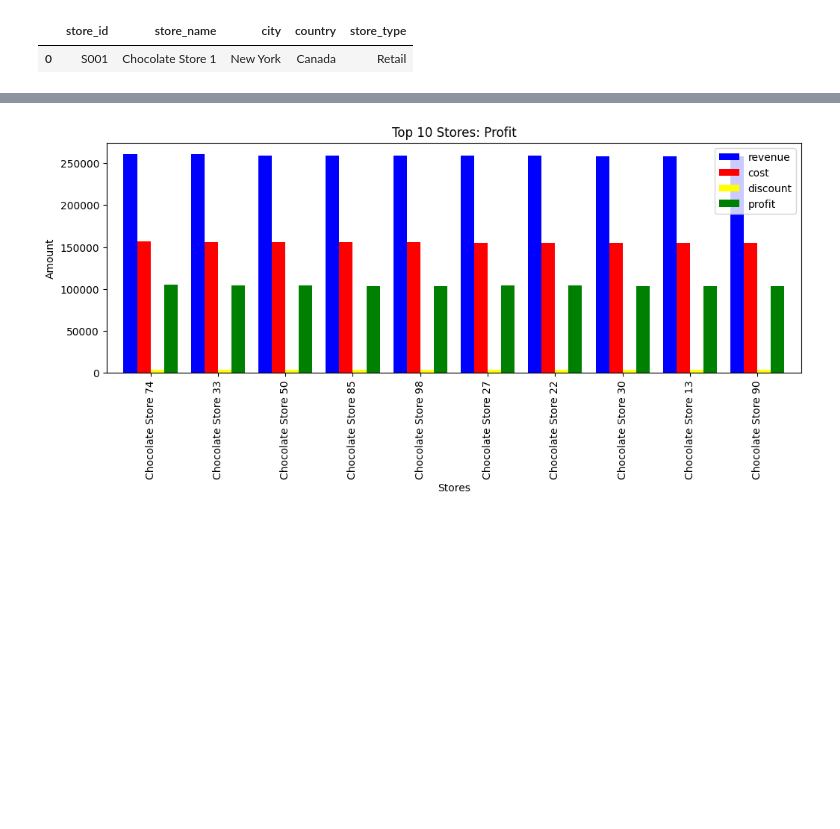
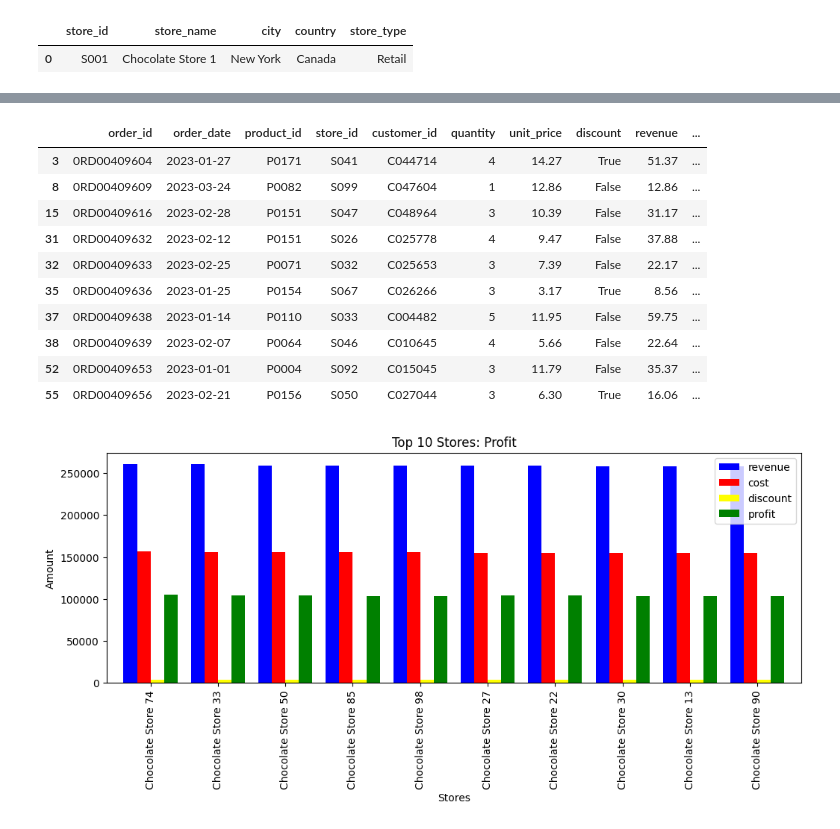
Before and after one commit to GeorgeFrezerMakina/Data-Analysis-Portifolio, a Jupyter notebook: chocolate-sales-analysis/chocolate-sales-analysis.ipynb, the cells around one changed output, grey strips where cells are left out. Drawn from its saved outputs; the diff is of its cells as text; code cells hidden in the pictures; blank space fills up the shorter version.

```diff
--- a/chocolate-sales-analysis/chocolate-sales-analysis.ipynb
+++ b/chocolate-sales-analysis/chocolate-sales-analysis.ipynb
@@ -271,3 +380,19 @@ sales_stores_df = conn.execute(
+# %%
+sales_stores_df.head(1)
+date = sales_stores_df["order_date"].between("2023-01-01", "2023-03-31")
+sales_stores_df[date].head(10)
+# %% [output]
+|  | order_id | order_date | product_id | store_id | customer_id | quantity | unit_price | discount | revenue | ... |
+| 3 | 0RD00409604 | 2023-01-27 | P0171 | S041 | C044714 | 4 | 14.27 | True | 51.37 | ... |
+| 8 | 0RD00409609 | 2023-03-24 | P0082 | S099 | C047604 | 1 | 12.86 | False | 12.86 | ... |
+| 15 | 0RD00409616 | 2023-02-28 | P0151 | S047 | C048964 | 3 | 10.39 | False | 31.17 | ... |
+| 31 | 0RD00409632 | 2023-02-12 | P0151 | S026 | C025778 | 4 | 9.47 | False | 37.88 | ... |
+| 32 | 0RD00409633 | 2023-02-25 | P0071 | S032 | C025653 | 3 | 7.39 | False | 22.17 | ... |
+| 35 | 0RD00409636 | 2023-01-25 | P0154 | S067 | C026266 | 3 | 3.17 | True | 8.56 | ... |
+| 37 | 0RD00409638 | 2023-01-14 | P0110 | S033 | C004482 | 5 | 11.95 | False | 59.75 | ... |
+| 38 | 0RD00409639 | 2023-02-07 | P0064 | S046 | C010645 | 4 | 5.66 | False | 22.64 | ... |
+| 52 | 0RD00409653 | 2023-01-01 | P0004 | S092 | C015045 | 3 | 11.79 | False | 35.37 | ... |
+| 55 | 0RD00409656 | 2023-02-21 | P0156 | S050 | C027044 | 3 | 6.30 | True | 16.06 | ... |
 # %%
 #Total revenue, cost, discount, discount and profit grouped by store name
 totals = sales_stores_df.groupby("store_name")[["revenue", "cost", "discount", "profit"]].sum().sort_values(ascending=False, by="revenue")
```
Also changed, not shown: parts of 14 cells of this notebook, 1 other file.
